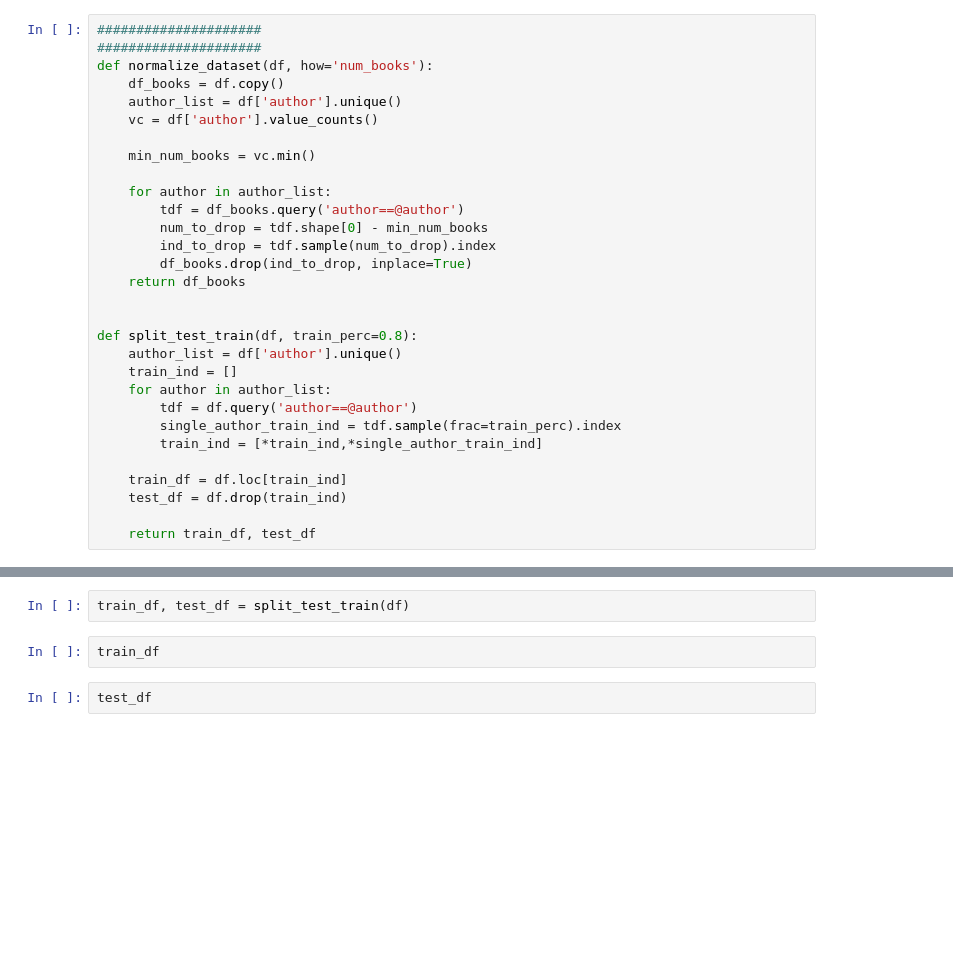
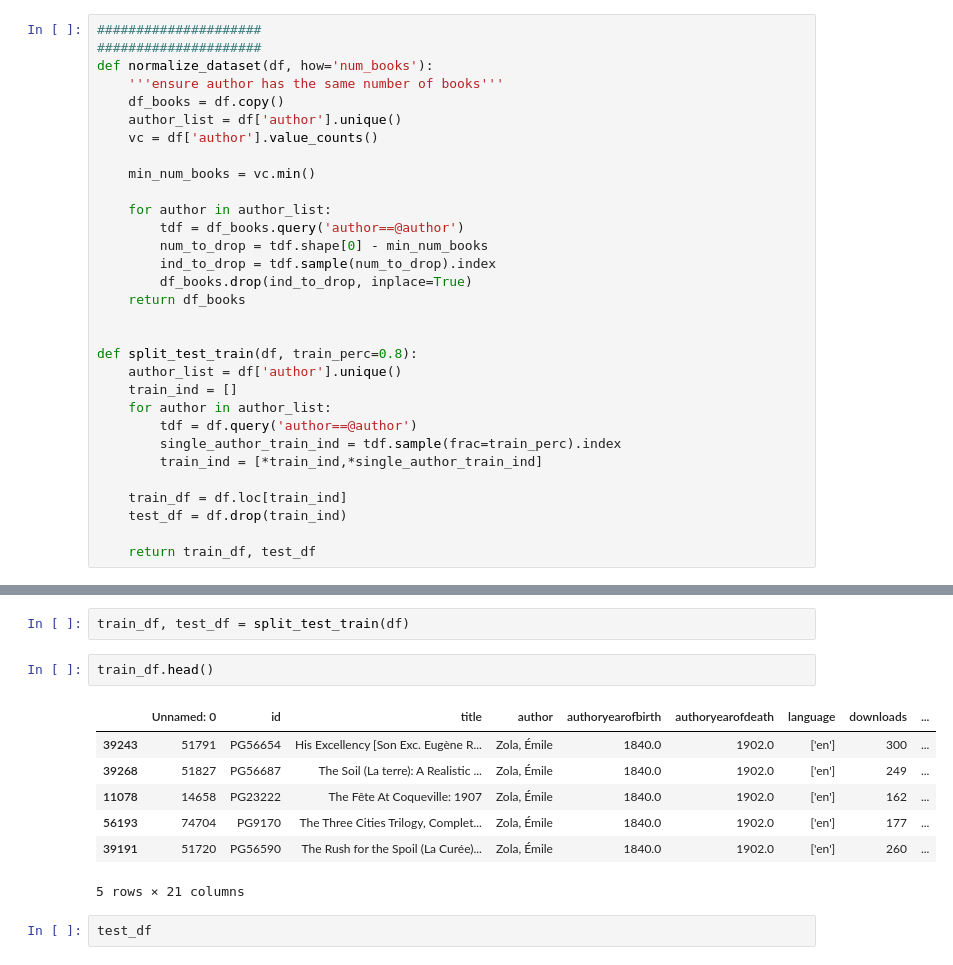
Before and after one commit to xHunterW/gutenberg_corpus_analysis, a Jupyter notebook: dataset_creator.ipynb, the cells around one changed output, grey strips where cells are left out. Drawn from its saved outputs; the diff is of its cells as text; blank space fills up the shorter version.

```diff
--- a/dataset_creator.ipynb
+++ b/dataset_creator.ipynb
@@ -641,6 +622,7 @@ for author, df in new_df.groupby('author'):
 #####################
 #####################
 def normalize_dataset(df, how='num_books'):
+    '''ensure author has the same number of books'''
     df_books = df.copy()
     author_list = df['author'].unique()
     vc = df['author'].value_counts()
@@ -752,7 +734,15 @@ new_df.shape
 # %%
 train_df, test_df = split_test_train(df)
 # %%
-train_df
+train_df.head()
+# %% [output]
+|  | Unnamed: 0 | id | title | author | authoryearofbirth | authoryearofdeath | language | downloads | ... |
+| 39243 | 51791 | PG56654 | His Excellency [Son Exc. Eugène R... | Zola, Émile | 1840.0 | 1902.0 | ['en'] | 300 | ... |
+| 39268 | 51827 | PG56687 | The Soil (La terre): A Realistic ... | Zola, Émile | 1840.0 | 1902.0 | ['en'] | 249 | ... |
+| 11078 | 14658 | PG23222 | The Fête At Coqueville: 1907 | Zola, Émile | 1840.0 | 1902.0 | ['en'] | 162 | ... |
+| 56193 | 74704 | PG9170 | The Three Cities Trilogy, Complet... | Zola, Émile | 1840.0 | 1902.0 | ['en'] | 177 | ... |
+| 39191 | 51720 | PG56590 | The Rush for the Spoil (La Curée)... | Zola, Émile | 1840.0 | 1902.0 | ['en'] | 260 | ... |
+5 rows × 21 columns
 # %%
 test_df
 # %%
```
Also changed, not shown: parts of 17 cells of this notebook, 5 other files.
